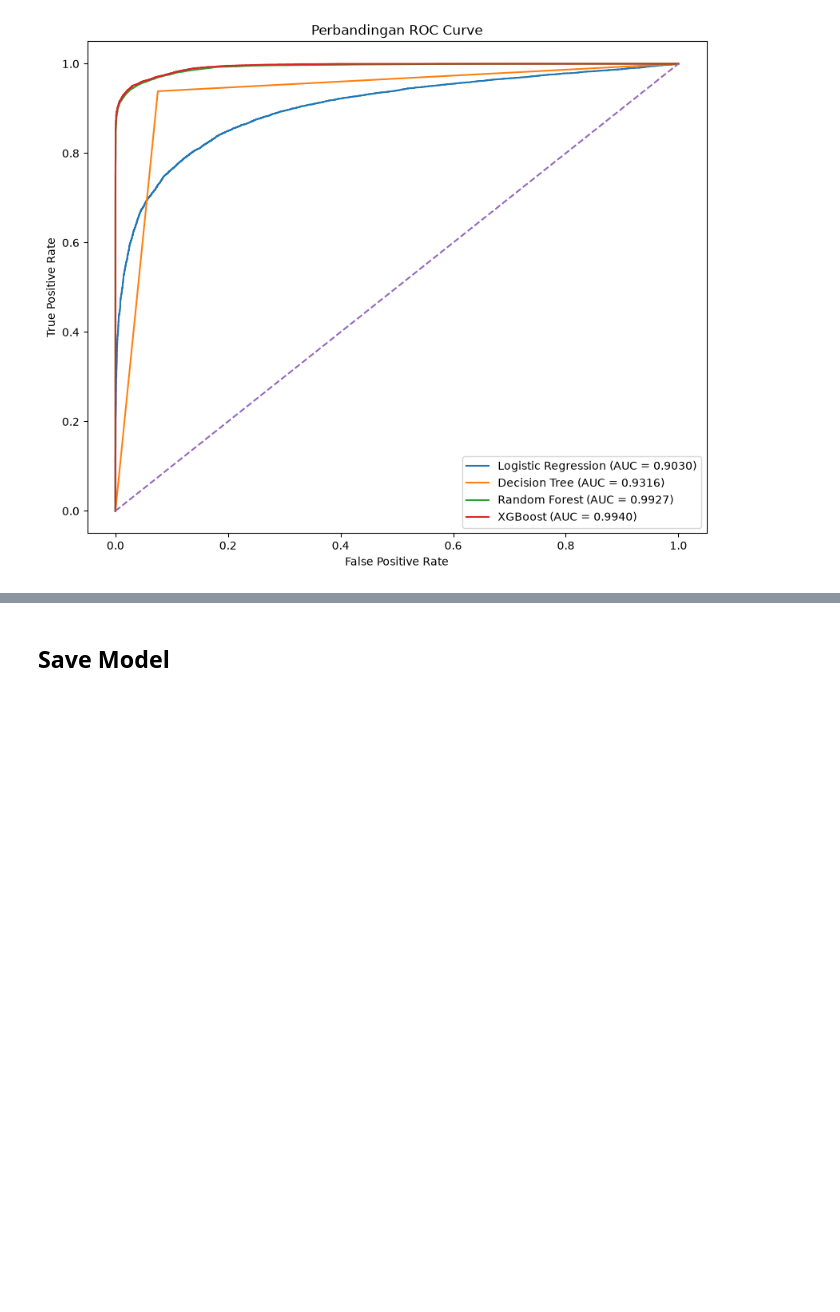
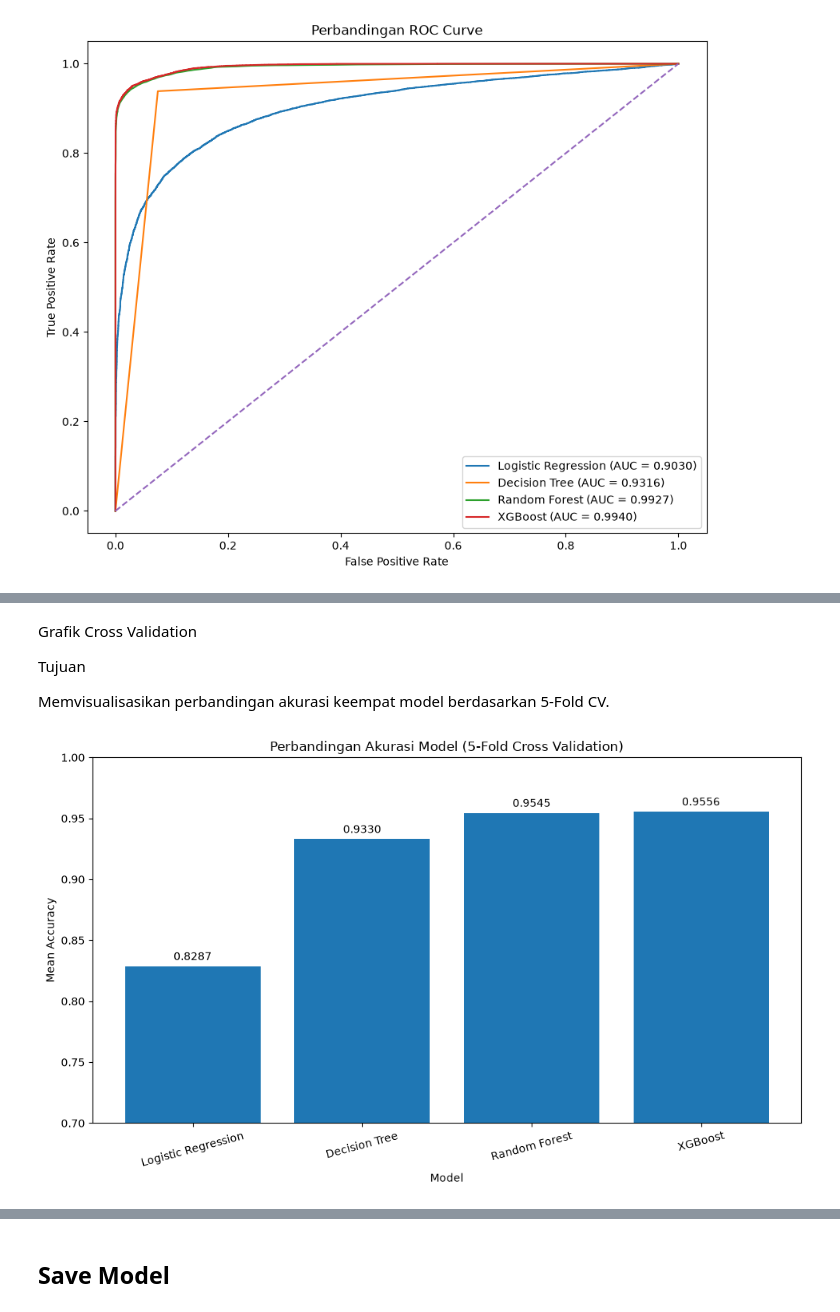
Before and after one commit to anggaadityanu/airline-satisfaction-ml, a Jupyter notebook: notebook/airline_satisfaction.ipynb, the cells around one changed output, grey strips where cells are left out. Saved outputs shown, nothing was run; the diff lists cells and outputs as text; code cells hidden in the pictures; blank space fills up the shorter version.

```diff
--- a/notebook/airline_satisfaction.ipynb
+++ b/notebook/airline_satisfaction.ipynb
@@ -1045,0 +1078,3 @@ Name: count, dtype: int64
+# %%
+cv_df = pd.DataFrame(cv_results)
+cv_df
@@ -1045,0 +1087,25 @@ Name: count, dtype: int64
+# %% [markdown]
+Grafik Cross Validation
+
+Tujuan
+
+Memvisualisasikan perbandingan akurasi keempat model berdasarkan 5-Fold CV.
+# %%
+plt.figure(figsize=(10, 6))
+
+plt.bar(cv_df['Model'], cv_df['Mean Accuracy'])
+
+plt.title('Perbandingan Akurasi Model (5-Fold Cross Validation)')
+plt.xlabel('Model')
+plt.ylabel('Mean Accuracy')
+
+plt.ylim(0.7, 1.0)
+plt.xticks(rotation=15)
+
+for i, v in enumerate(cv_df['Mean Accuracy']):
+    plt.text(i, v + 0.005, f'{v:.4f}', ha='center')
+
+plt.tight_layout()
+plt.show()
+# %% [output]
+[figure, added]
```
Also changed, not shown: parts of 23 cells of this notebook, 6 other files.
